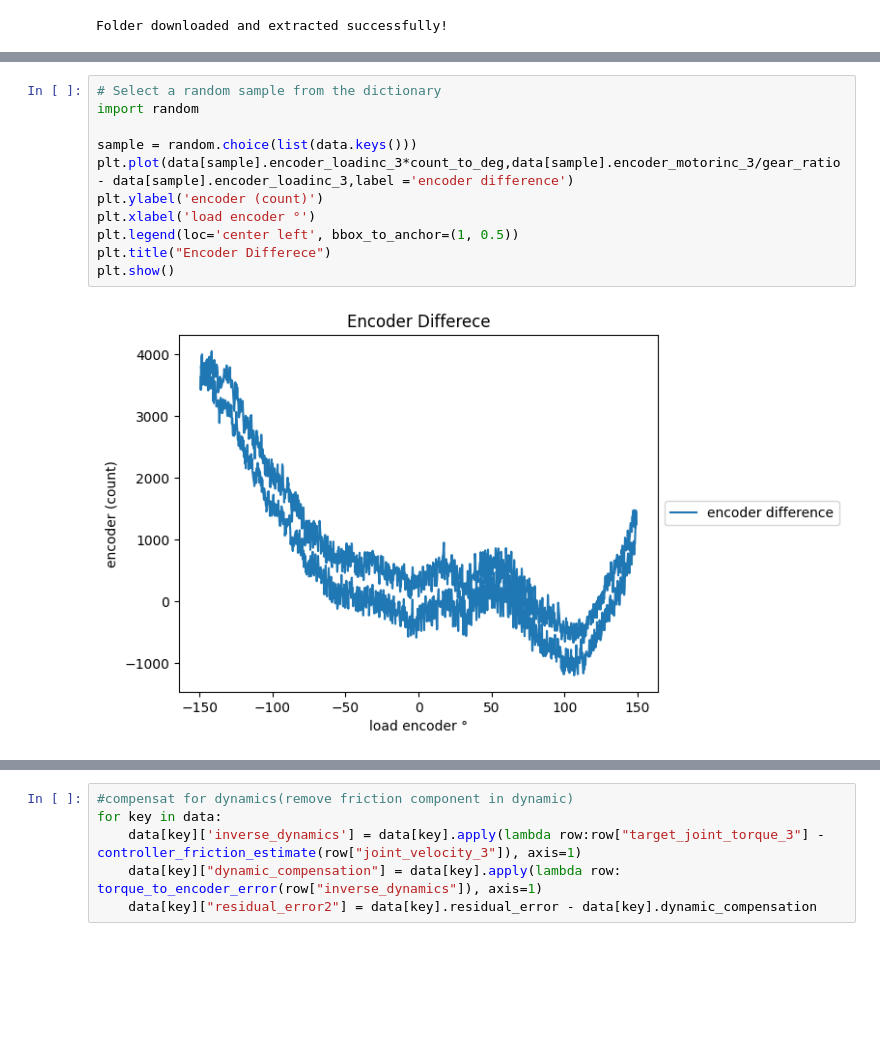
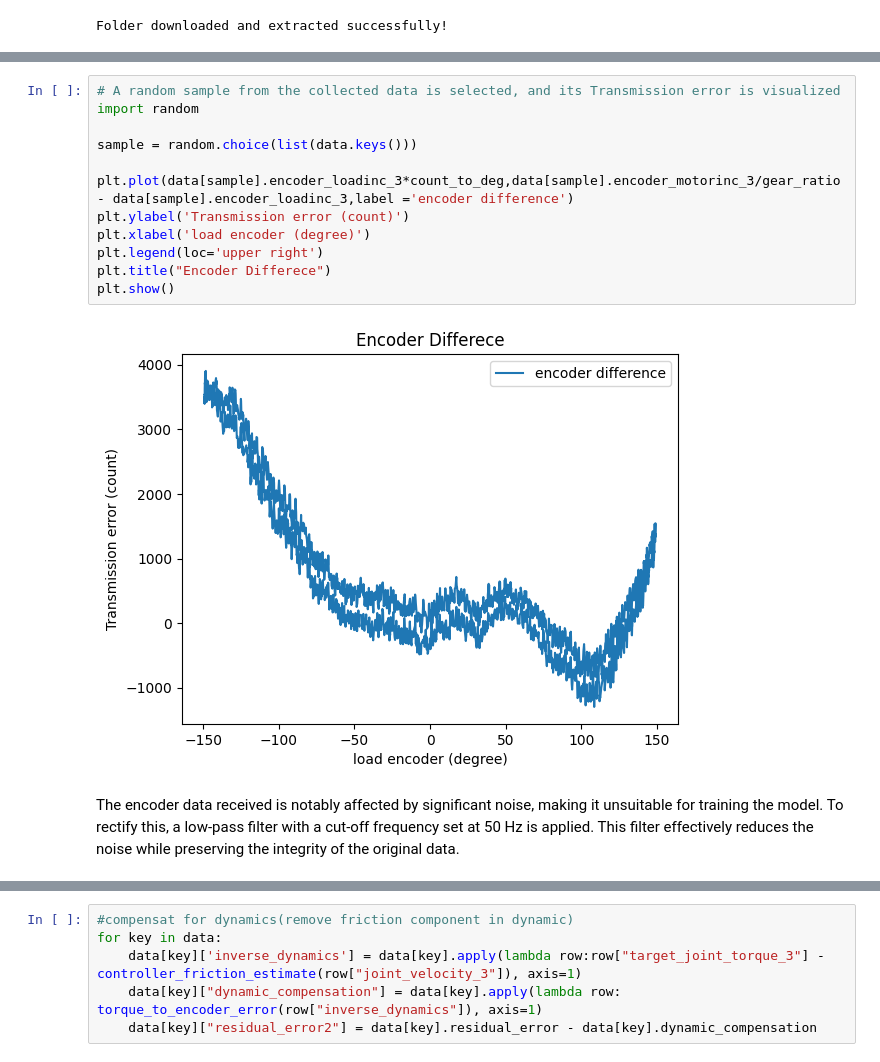
Before and after one commit to allwinlucious/MasterThesis, a Jupyter notebook: 3.1_Analytical_Method.ipynb, the cells around one changed output, grey strips where cells are left out. Drawn from its saved outputs; the diff is of its cells as text; blank space fills up the shorter version.

```diff
--- a/3.1_Analytical_Method.ipynb
+++ b/3.1_Analytical_Method.ipynb
@@ -21,16 +31,19 @@ Folder downloaded and extracted successfully!
 # %%
-# Select a random sample from the dictionary
+# A random sample from the collected data is selected, and its Transmission error is visualized
 import random
 
 sample = random.choice(list(data.keys()))
+
 plt.plot(data[sample].encoder_loadinc_3*count_to_deg,data[sample].encoder_motorinc_3/gear_ratio - data[sample].encoder_loadinc_3,label ='encoder difference')
-plt.ylabel('encoder (count)')
-plt.xlabel('load encoder °')
-plt.legend(loc='center left', bbox_to_anchor=(1, 0.5))
+plt.ylabel('Transmission error (count)')
+plt.xlabel('load encoder (degree)')
+plt.legend(loc='upper right')
 plt.title("Encoder Differece")
 plt.show()
 # %% [output]
-[figure, old version]
+[figure, new version]
+# %% [markdown]
+The encoder data received is notably affected by significant noise, making it unsuitable for training the model. To rectify this, a low-pass filter with a cut-off frequency set at 50 Hz is applied. This filter effectively reduces the noise while preserving the integrity of the original data.
 # %%
 #apply low pass filter
 for key in data:
```
Also changed, not shown: parts of 14 cells of this notebook, 3 other files.
